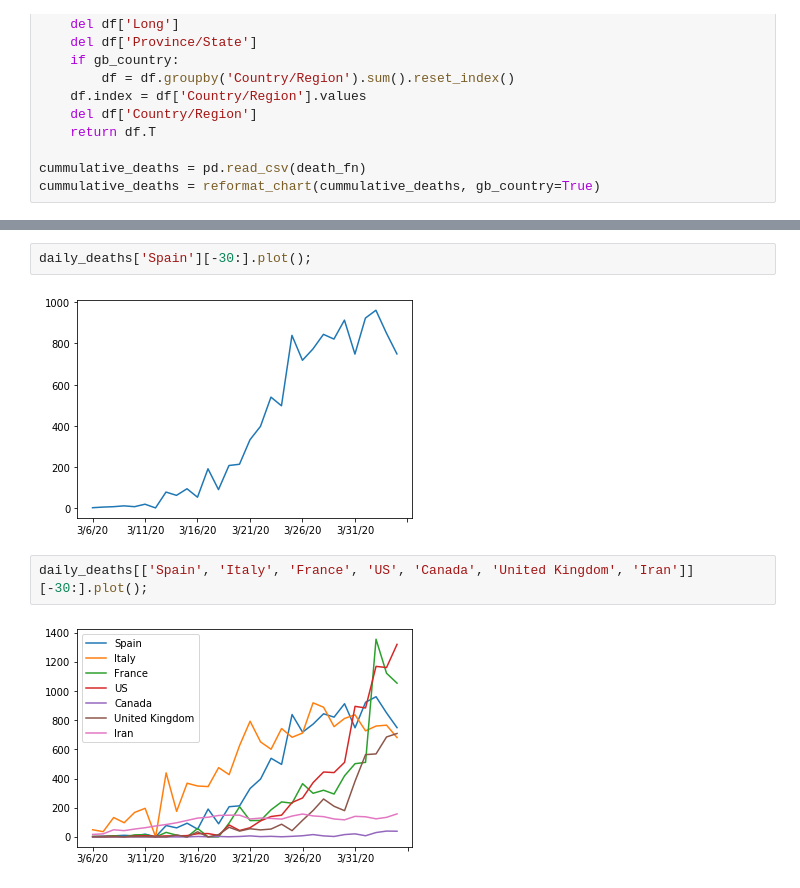
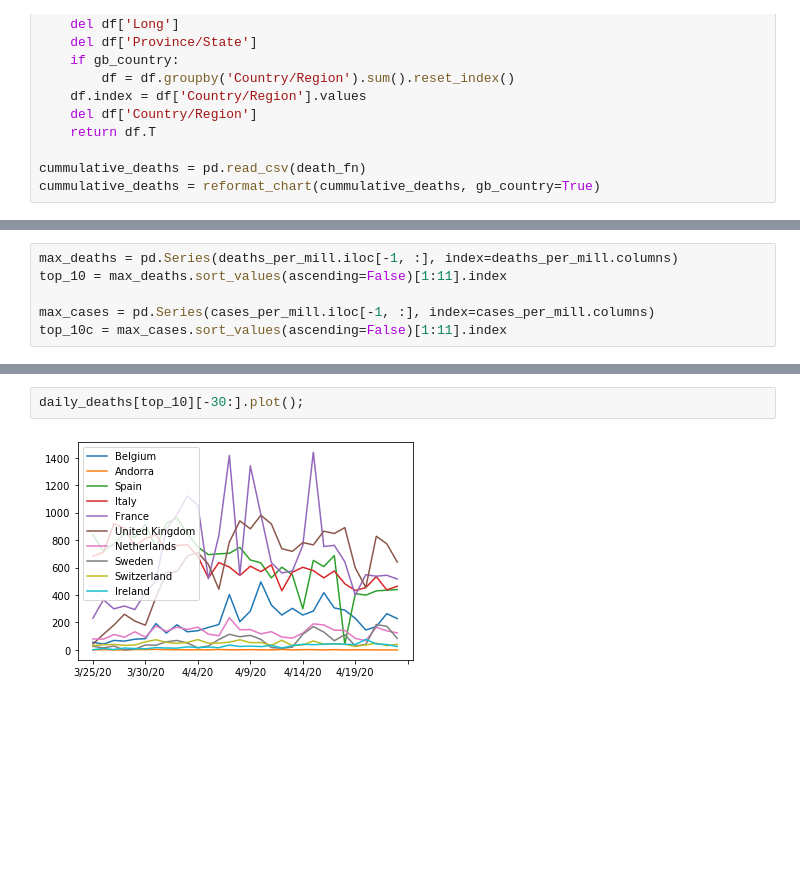
Before and after one commit to robddd/covid-plots, a Jupyter notebook: plot_covid_data.ipynb, the cells around one changed output, grey strips where cells are left out. Saved outputs shown, nothing was run; the diff lists cells and outputs as text; blank space fills up the shorter version.

Commit message:
update data, include cases statistics in notebook

```diff
--- a/plot_covid_data.ipynb
+++ b/plot_covid_data.ipynb
@@ -50 +55,7 @@ deaths_per_mill = make_pop_normal(cummulative_deaths)
+# %%
+max_deaths = pd.Series(deaths_per_mill.iloc[-1, :], index=deaths_per_mill.columns)
+top_10 = max_deaths.sort_values(ascending=False)[1:11].index
+
+max_cases = pd.Series(cases_per_mill.iloc[-1, :], index=cases_per_mill.columns)
+top_10c = max_cases.sort_values(ascending=False)[1:11].index
 # %%
@@ -54,11 +119,7 @@ cummulative_deaths['Italy'][-30:].plot(logy=False);
 # %%
-daily_deaths['Spain'][-30:].plot();
+daily_deaths[top_10][-30:].plot();
 # %% [output]
-[figure, old version]
+[figure, new version]
-# %%
-daily_deaths[['Spain', 'Italy', 'France', 'US', 'Canada', 'United Kingdom', 'Iran']][-30:].plot();
-# %% [output]
-[figure, removed]
 # %%
 daily_deaths.columns
 # %% [output]
```
Also changed, not shown: parts of 19 cells of this notebook.
